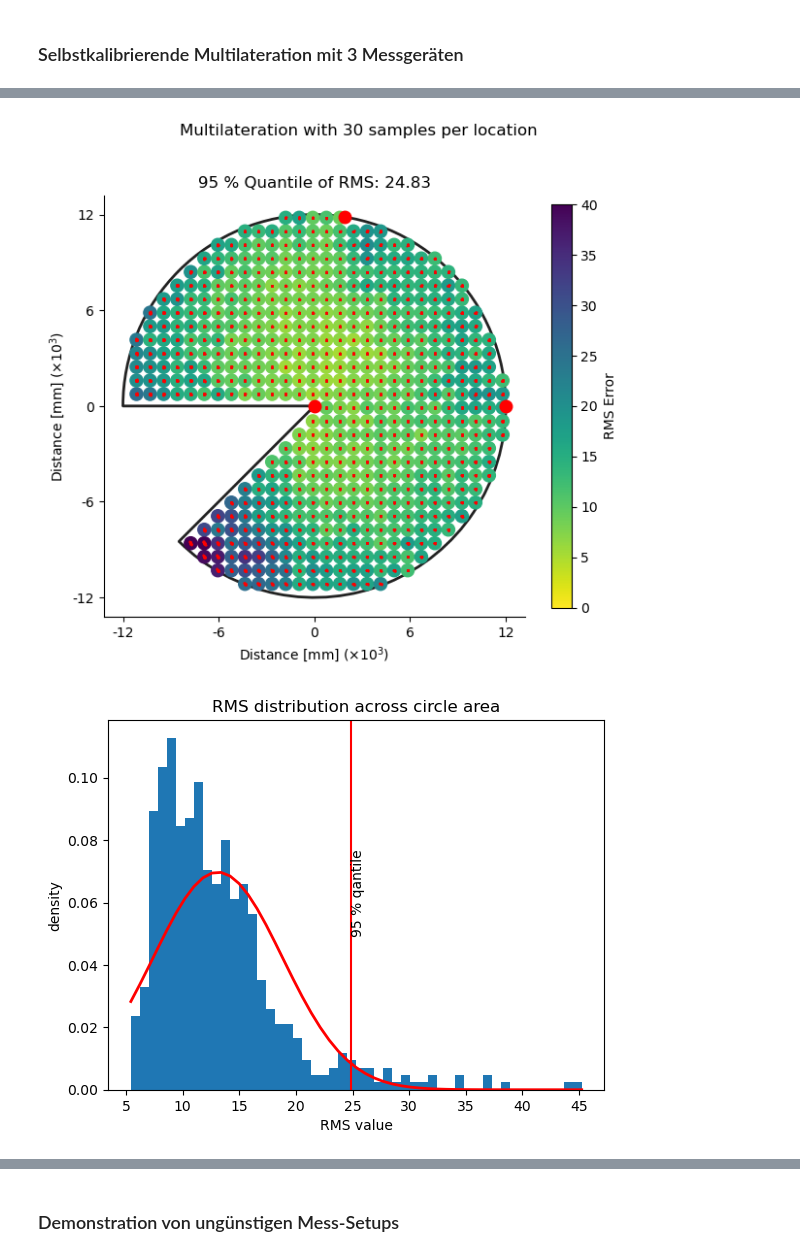
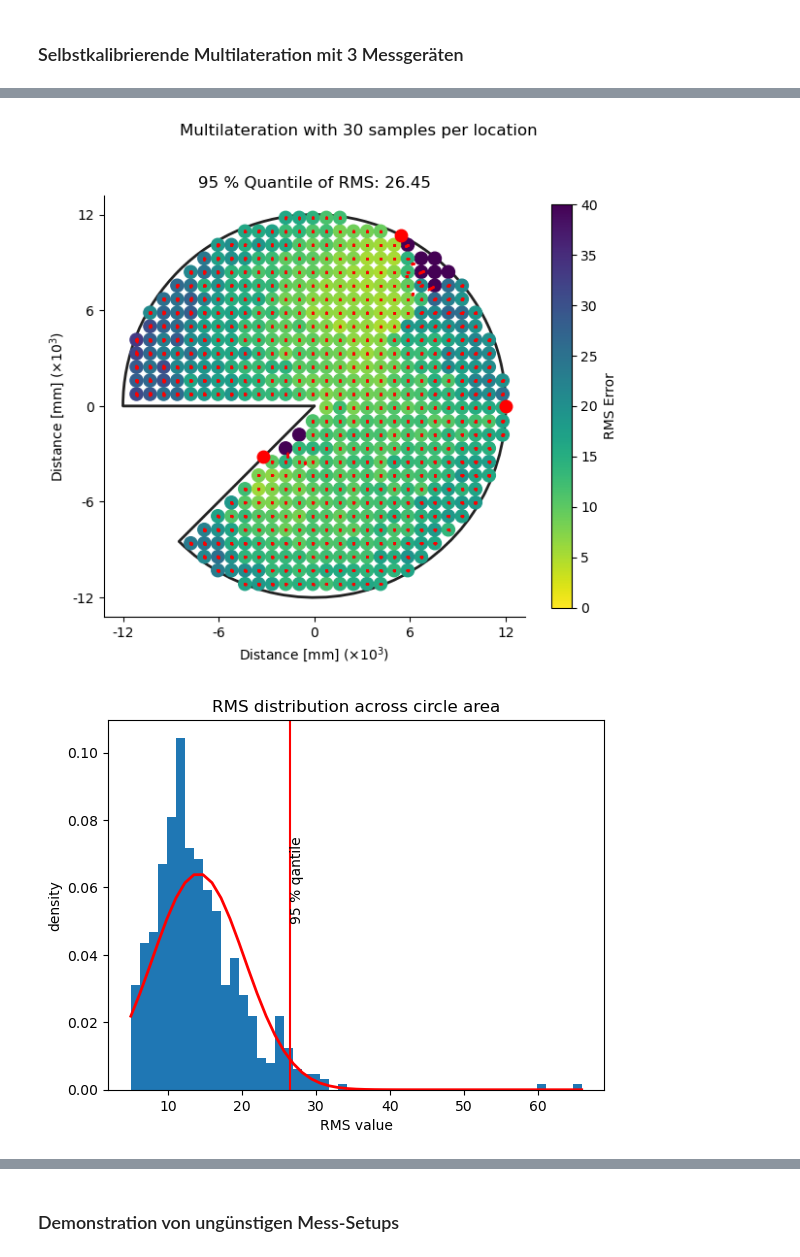
Before and after one commit to maximilian-nowak/modsim, a Jupyter notebook: projekt3_abgabe.ipynb, the cells around one changed output, grey strips where cells are left out. Drawn from its saved outputs; the diff is of its cells as text; code cells hidden in the pictures.

```diff
--- a/projekt3_abgabe.ipynb
+++ b/projekt3_abgabe.ipynb
@@ -387,11 +387,11 @@ grid_opt = generate_circle_grid(12000, 1000)
 # intervals on which to optimize the parameters on
 bnds = [(np.pi*0.25, np.pi*0.5, np.pi*0.1),
         (np.pi*0, np.pi*(4/16), np.pi*(1/16)),
-        (0, 7500, 1500)]
+        (7500, -1500, -1500)]
 
 thetas_guess = [np.pi*0.25, 0]
 x0 = thetas_guess
-x0.append(0)
+x0.append(7500)
 print(x0)
 
 # start optimization
@@ -467,2 +467,2 @@ Grid pts: (534, 2)
-[figure, old version]
+[figure, new version]
-[figure, old version]
+[figure, new version]
```
Also changed, not shown: parts of 3 cells of this notebook.
